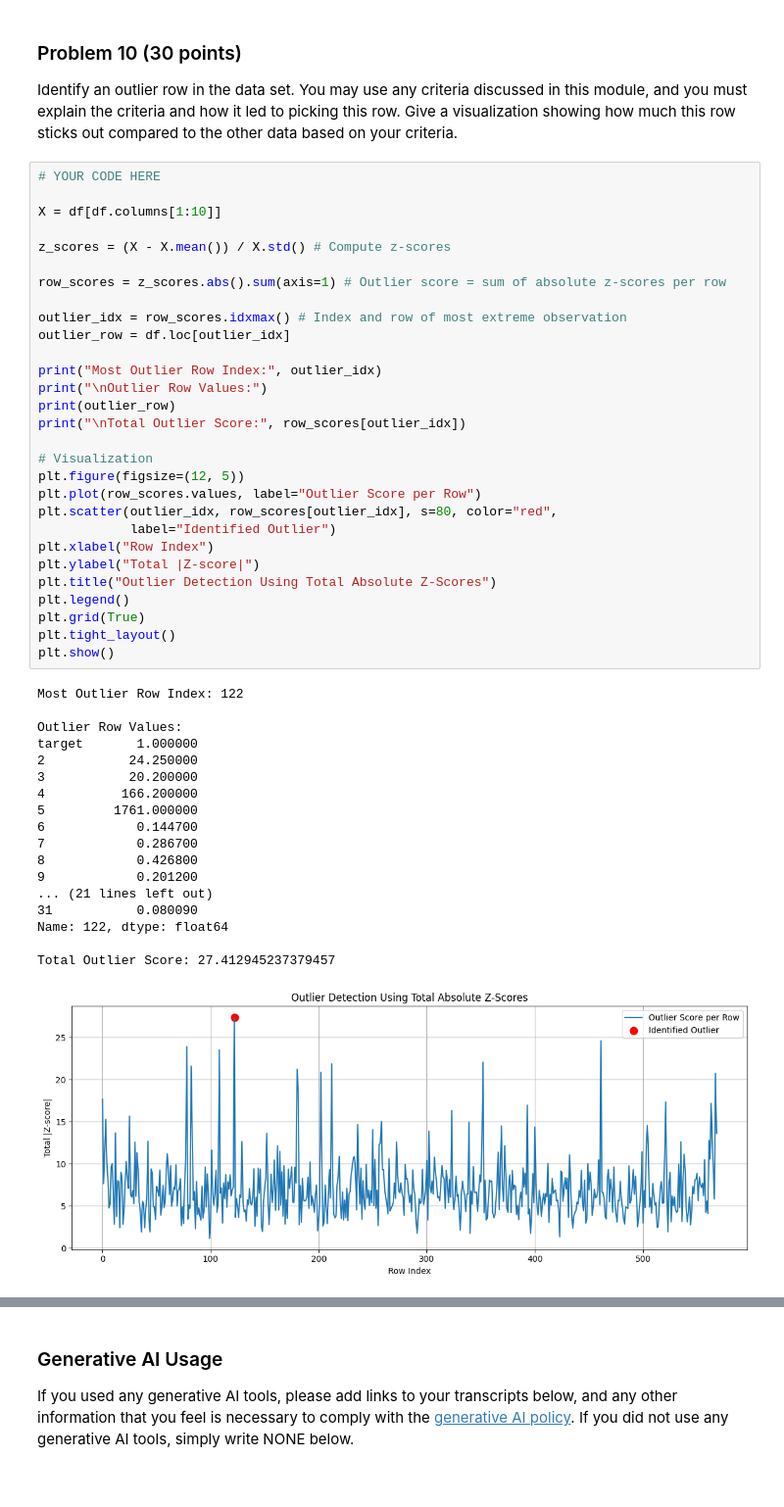
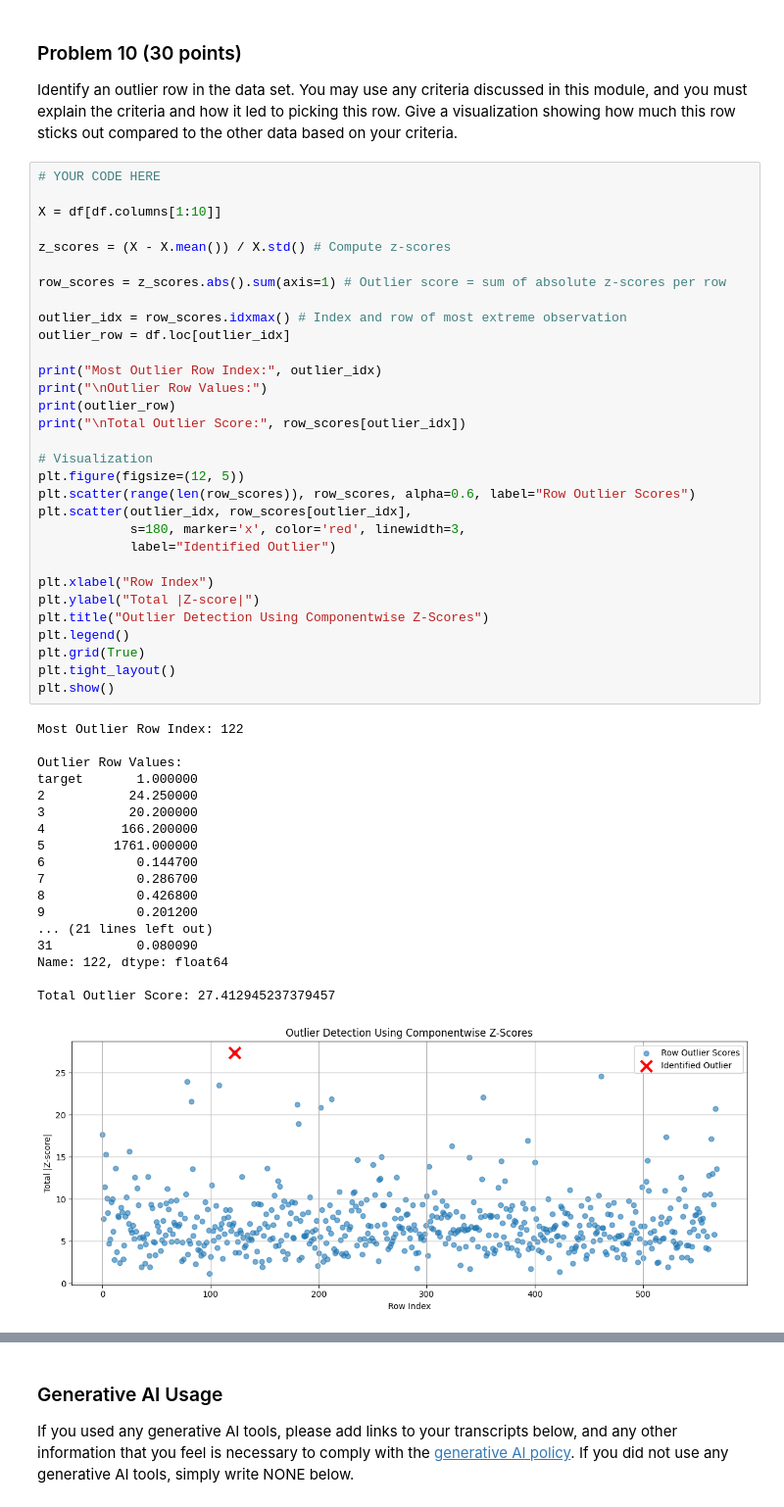
Before and after one commit to dho053-bu/dx601-final-project, a Jupyter notebook: project.ipynb, the cells around one changed output, grey strips where cells are left out. Shown at 98% size. Saved outputs shown, nothing was run; the diff lists cells and outputs as text.

```diff
--- a/project.ipynb
+++ b/project.ipynb
@@ -546,37 +546,39 @@ print("\nOutlier Row Values:")
 print(outlier_row)
 print("\nTotal Outlier Score:", row_scores[outlier_idx])
 
 # Visualization
 plt.figure(figsize=(12, 5))
-plt.plot(row_scores.values, label="Outlier Score per Row")
-plt.scatter(outlier_idx, row_scores[outlier_idx], s=80, color="red",
+plt.scatter(range(len(row_scores)), row_scores, alpha=0.6, label="Row Outlier Scores")
+plt.scatter(outlier_idx, row_scores[outlier_idx],
+            s=180, marker='x', color='red', linewidth=3,
             label="Identified Outlier")
+
 plt.xlabel("Row Index")
 plt.ylabel("Total |Z-score|")
-plt.title("Outlier Detection Using Total Absolute Z-Scores")
+plt.title("Outlier Detection Using Componentwise Z-Scores")
 plt.legend()
 plt.grid(True)
 plt.tight_layout()
 plt.show()
 # %% [output]
 Most Outlier Row Index: 122
 
 Outlier Row Values:
 target       1.000000
 2           24.250000
 3           20.200000
 4          166.200000
 5         1761.000000
 6            0.144700
 7            0.286700
 8            0.426800
 9            0.201200
 ... (21 lines left out)
 31           0.080090
 Name: 122, dtype: float64
 
 Total Outlier Score: 27.412945237379457
-[figure, old version]
+[figure, new version]
 # %% [markdown]
 YOUR ANSWERS HERE
 
```
Also changed, not shown: parts of 2 cells of this notebook.
